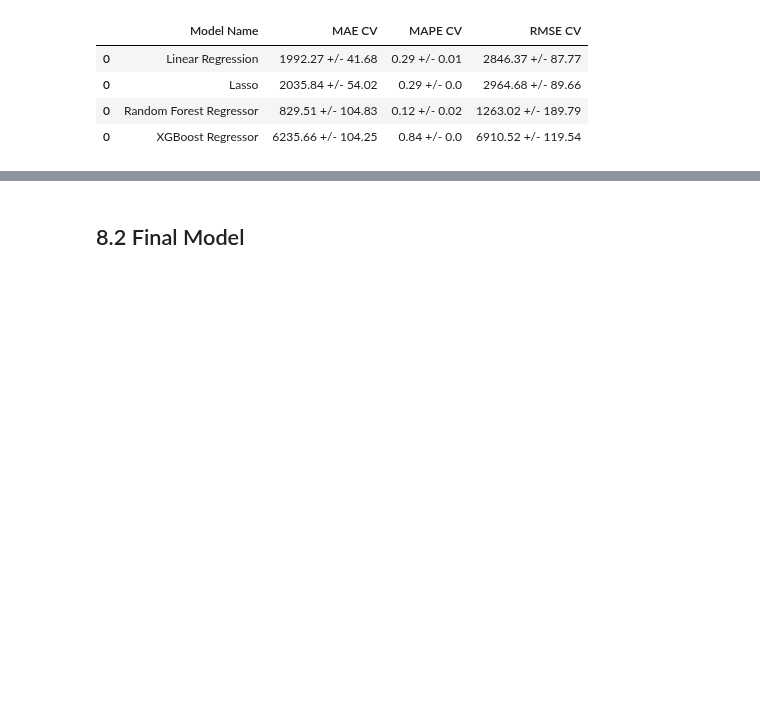
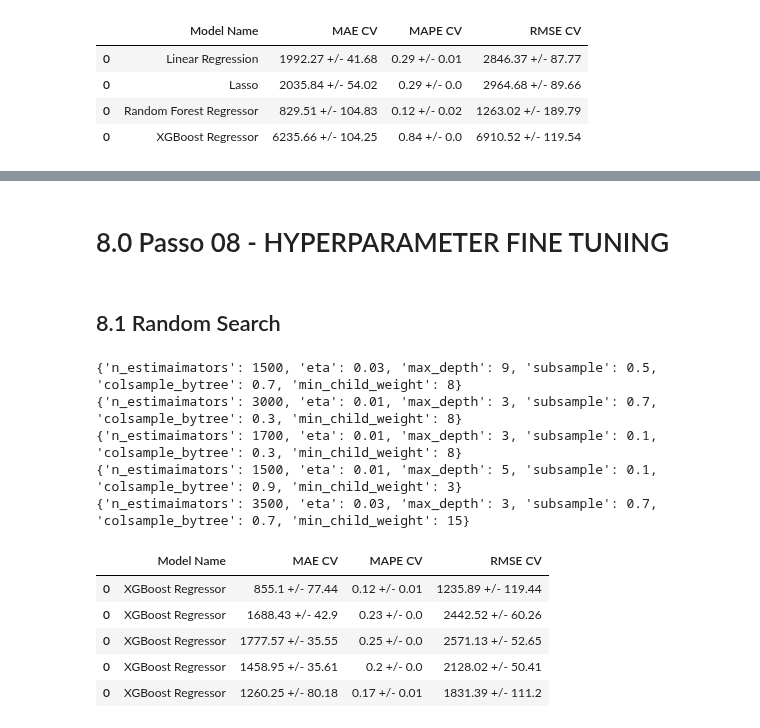
Before and after one commit to borgesds/DataScience_Em_Producao, a Jupyter notebook: m06_v01_store_sales_prediction.ipynb, the cells around one changed output, grey strips where cells are left out. Drawn from its saved outputs; the diff is of its cells as text; code cells hidden in the pictures; blank space fills up the shorter version.

```diff
--- a/m06_v01_store_sales_prediction.ipynb
+++ b/m06_v01_store_sales_prediction.ipynb
@@ -1206,2 +1143,4 @@ final_result
-# %% [markdown]
-## 8.2 Final Model
+# %% [markdown]
+# 8.0 Passo 08 - HYPERPARAMETER FINE TUNING
+# %% [markdown]
+## 8.1 Random Search
@@ -1207,0 +1151,45 @@ final_result
+# %%
+param = {'n_estimaimators': [1500, 1700, 2500, 3000, 3500],
+         'eta': [0.01, 0.03],
+         'max_depth': [3, 5, 9],
+         'subsample': [0.1, 0.5, 0.7],
+         'colsample_bytree': [0.3, 0.7, 0.9],
+         'min_child_weight': [3, 8, 15]
+        }
+
+
+MAX_EVAL = 5
+# %%
+final_result = pd.DataFrame()
+
+for i  in range(MAX_EVAL):
+    # choose valuer for parameter randomly
+    hp = {k: random.sample(v, 1)[0] for k, v in param.items()}
+    print(hp)
+
+    # model
+    model_xgb = xgb.XGBRegressor(objective='reg:squarederror',
+                                 n_estimators=hp['n_estimaimators'],
+                                 eta=hp['eta'],
+                                 max_depth=hp['max_depth'],
+                                 subsample=hp['subsample'],
+                                 colsample_bytree=hp['colsample_bytree'],
+                                 min_child_weight=hp['min_child_weight'])
+
+    # performance
+    result = cross_validation(x_training, 5, 'XGBoost Regressor', model_xgb, verbose=False)
+    final_result = pd.concat([final_result, result])
+
+final_result
+# %% [output]
+{'n_estimaimators': 1500, 'eta': 0.03, 'max_depth': 9, 'subsample': 0.5, 'colsample_bytree': 0.7, 'min_child_weight': 8}
+{'n_estimaimators': 3000, 'eta': 0.01, 'max_depth': 3, 'subsample': 0.7, 'colsample_bytree': 0.3, 'min_child_weight': 8}
+{'n_estimaimators': 1700, 'eta': 0.01, 'max_depth': 3, 'subsample': 0.1, 'colsample_bytree': 0.3, 'min_child_weight': 8}
+{'n_estimaimators': 1500, 'eta': 0.01, 'max_depth': 5, 'subsample': 0.1, 'colsample_bytree': 0.9, 'min_child_weight': 3}
+{'n_estimaimators': 3500, 'eta': 0.03, 'max_depth': 3, 'subsample': 0.7, 'colsample_bytree': 0.7, 'min_child_weight': 15}
+|  | Model Name | MAE CV | MAPE CV | RMSE CV |
+| 0 | XGBoost Regressor | 855.1 +/- 77.44 | 0.12 +/- 0.01 | 1235.89 +/- 119.44 |
+| 0 | XGBoost Regressor | 1688.43 +/- 42.9 | 0.23 +/- 0.0 | 2442.52 +/- 60.26 |
+| 0 | XGBoost Regressor | 1777.57 +/- 35.55 | 0.25 +/- 0.0 | 2571.13 +/- 52.65 |
+| 0 | XGBoost Regressor | 1458.95 +/- 35.61 | 0.2 +/- 0.0 | 2128.02 +/- 50.41 |
+| 0 | XGBoost Regressor | 1260.25 +/- 80.18 | 0.17 +/- 0.01 | 1831.39 +/- 111.2 |
```
Also changed, not shown: parts of 11 cells of this notebook.
